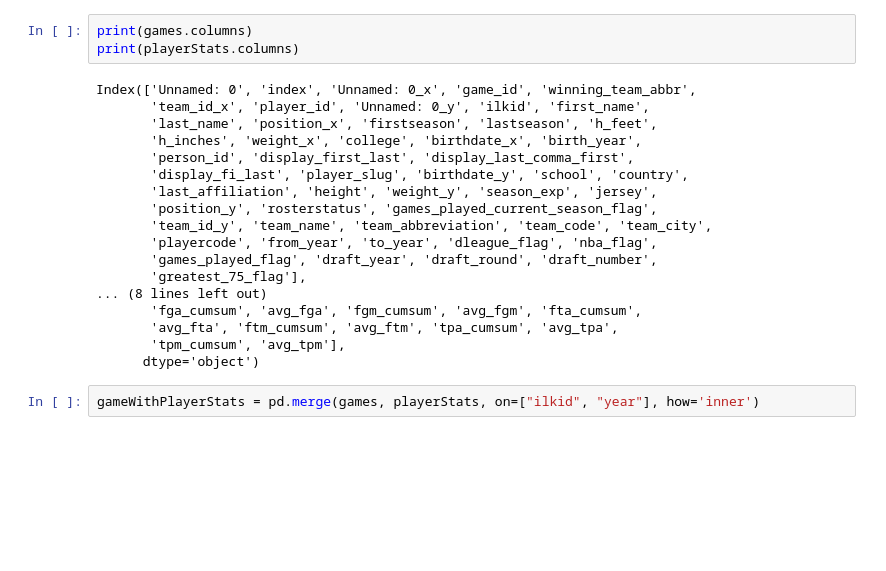
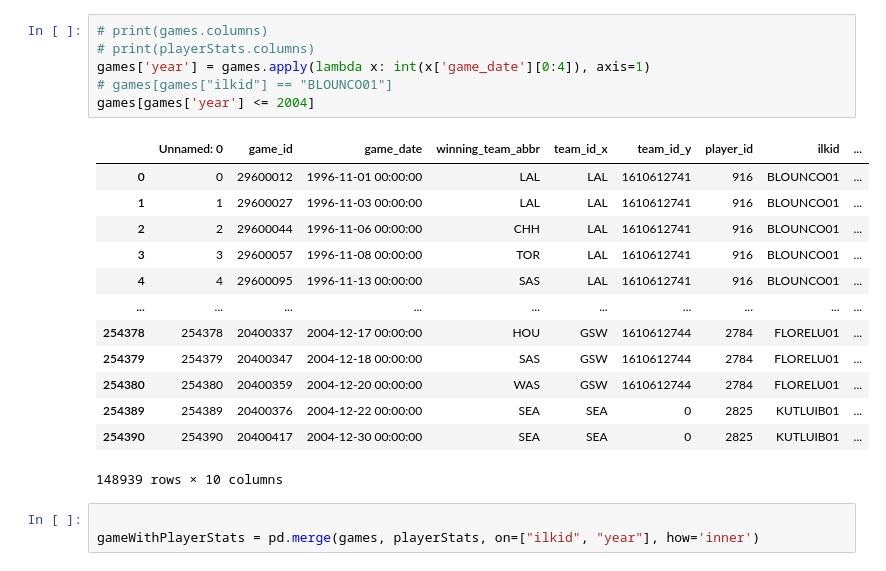
Before and after one commit to SwarajKaondal/NBA-match-predictor, a Jupyter notebook: analysis/player_analysis_6.ipynb, the cells around one changed output. Saved outputs shown, nothing was run; the diff lists cells and outputs as text; blank space fills up the shorter version.

```diff
--- a/analysis/player_analysis_6.ipynb
+++ b/analysis/player_analysis_6.ipynb
@@ -25,23 +22,23 @@ games.head()
-# %%
-print(games.columns)
-print(playerStats.columns)
-# %% [output]
-Index(['Unnamed: 0', 'index', 'Unnamed: 0_x', 'game_id', 'winning_team_abbr',
-       'team_id_x', 'player_id', 'Unnamed: 0_y', 'ilkid', 'first_name',
-       'last_name', 'position_x', 'firstseason', 'lastseason', 'h_feet',
-       'h_inches', 'weight_x', 'college', 'birthdate_x', 'birth_year',
-       'person_id', 'display_first_last', 'display_last_comma_first',
-       'display_fi_last', 'player_slug', 'birthdate_y', 'school', 'country',
-       'last_affiliation', 'height', 'weight_y', 'season_exp', 'jersey',
-       'position_y', 'rosterstatus', 'games_played_current_season_flag',
-       'team_id_y', 'team_name', 'team_abbreviation', 'team_code', 'team_city',
-       'playercode', 'from_year', 'to_year', 'dleague_flag', 'nba_flag',
-       'games_played_flag', 'draft_year', 'draft_round', 'draft_number',
-       'greatest_75_flag'],
-... (8 lines left out)
-       'fga_cumsum', 'avg_fga', 'fgm_cumsum', 'avg_fgm', 'fta_cumsum',
-       'avg_fta', 'ftm_cumsum', 'avg_ftm', 'tpa_cumsum', 'avg_tpa',
-       'tpm_cumsum', 'avg_tpm'],
-      dtype='object')
+# %%
+# print(games.columns)
+# print(playerStats.columns)
+games['year'] = games.apply(lambda x: int(x['game_date'][0:4]), axis=1)
+# games[games["ilkid"] == "BLOUNCO01"]
+games[games['year'] <= 2004]
+# %% [output]
+|  | Unnamed: 0 | game_id | game_date | winning_team_abbr | team_id_x | team_id_y | player_id | ilkid | ... |
+| 0 | 0 | 29600012 | 1996-11-01 00:00:00 | LAL | LAL | 1610612741 | 916 | BLOUNCO01 | ... |
+| 1 | 1 | 29600027 | 1996-11-03 00:00:00 | LAL | LAL | 1610612741 | 916 | BLOUNCO01 | ... |
+| 2 | 2 | 29600044 | 1996-11-06 00:00:00 | CHH | LAL | 1610612741 | 916 | BLOUNCO01 | ... |
+| 3 | 3 | 29600057 | 1996-11-08 00:00:00 | TOR | LAL | 1610612741 | 916 | BLOUNCO01 | ... |
+| 4 | 4 | 29600095 | 1996-11-13 00:00:00 | SAS | LAL | 1610612741 | 916 | BLOUNCO01 | ... |
+| ... | ... | ... | ... | ... | ... | ... | ... | ... | ... |
+| 254378 | 254378 | 20400337 | 2004-12-17 00:00:00 | HOU | GSW | 1610612744 | 2784 | FLORELU01 | ... |
+| 254379 | 254379 | 20400347 | 2004-12-18 00:00:00 | SAS | GSW | 1610612744 | 2784 | FLORELU01 | ... |
+| 254380 | 254380 | 20400359 | 2004-12-20 00:00:00 | WAS | GSW | 1610612744 | 2784 | FLORELU01 | ... |
+| 254389 | 254389 | 20400376 | 2004-12-22 00:00:00 | SEA | SEA | 0 | 2825 | KUTLUIB01 | ... |
+| 254390 | 254390 | 20400417 | 2004-12-30 00:00:00 | SEA | SEA | 0 | 2825 | KUTLUIB01 | ... |
+148939 rows × 10 columns
 # %%
+
 gameWithPlayerStats = pd.merge(games, playerStats, on=["ilkid", "year"], how='inner')
```
Also changed, not shown: parts of 7 cells of this notebook, 19 other files.
